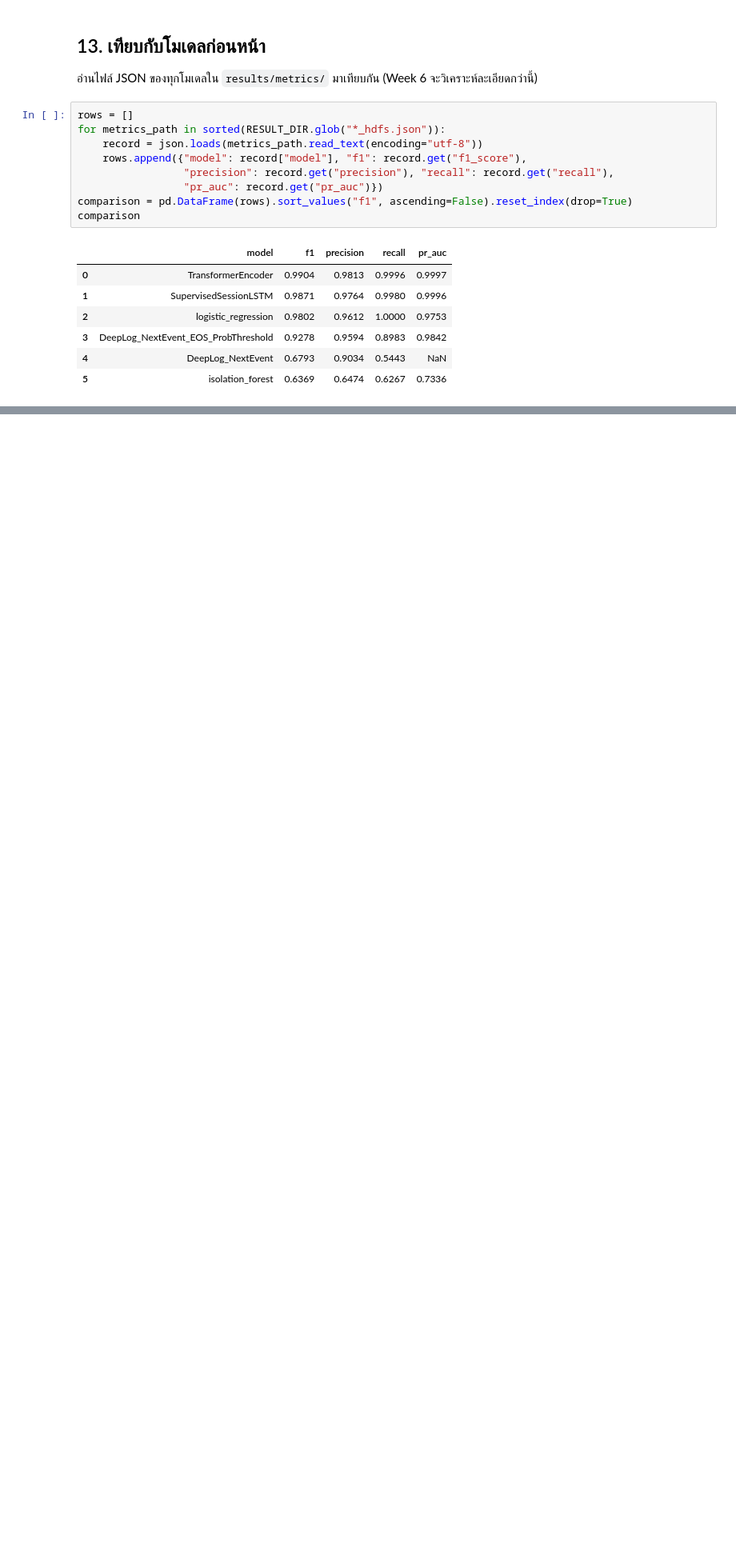
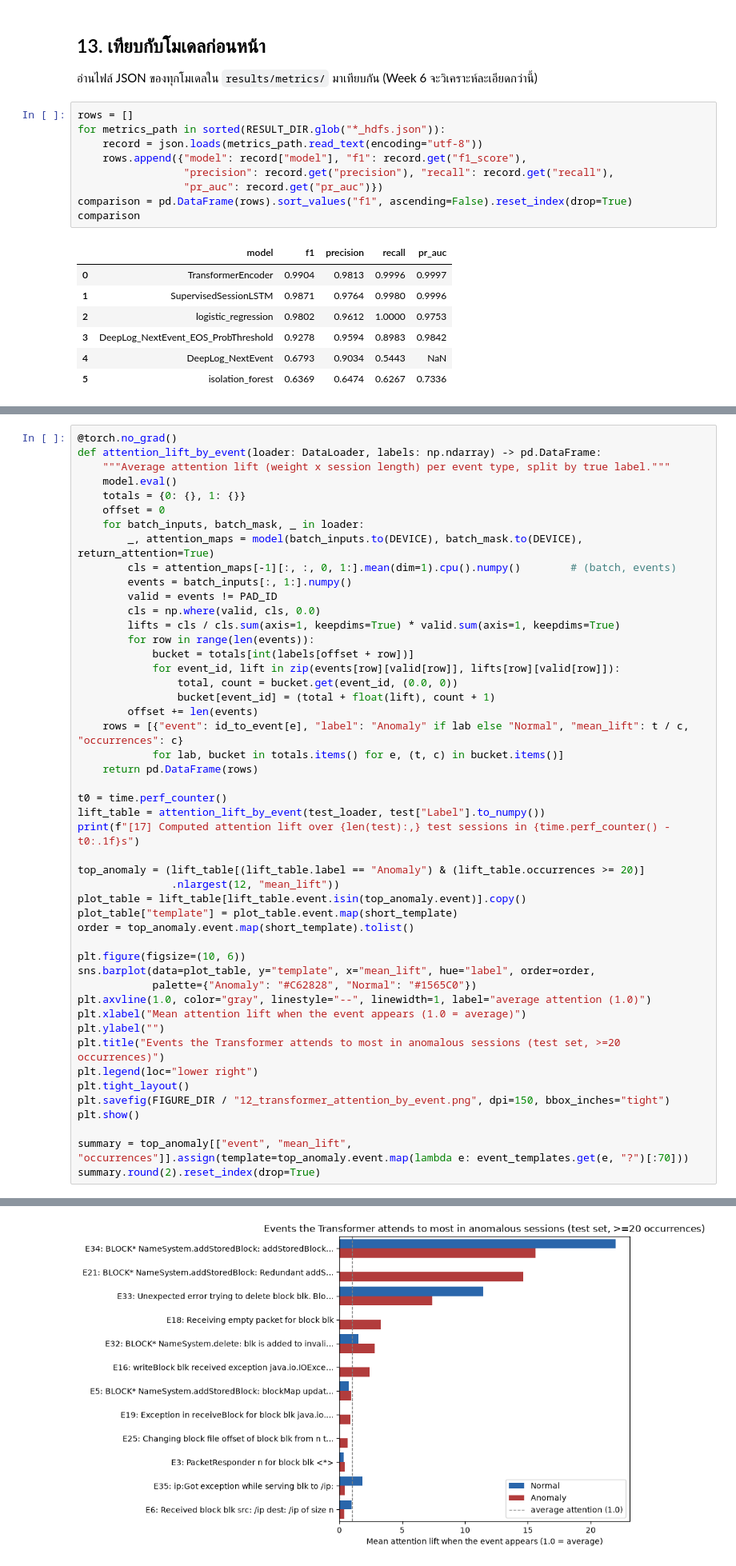
Before and after one commit to STARoM00N/LAD_CS461_427A, a Jupyter notebook: notebooks/05_transformer.ipynb, the cells around one changed output, grey strips where cells are left out. Shown at 80% size. Drawn from its saved outputs; the diff is of its cells as text; blank space fills up the shorter version.

```diff
--- a/notebooks/05_transformer.ipynb
+++ b/notebooks/05_transformer.ipynb
@@ -643,0 +803,49 @@ comparison
+# %%
+@torch.no_grad()
+def attention_lift_by_event(loader: DataLoader, labels: np.ndarray) -> pd.DataFrame:
+    """Average attention lift (weight x session length) per event type, split by true label."""
+    model.eval()
+    totals = {0: {}, 1: {}}
+    offset = 0
+    for batch_inputs, batch_mask, _ in loader:
+        _, attention_maps = model(batch_inputs.to(DEVICE), batch_mask.to(DEVICE), return_attention=True)
+        cls = attention_maps[-1][:, :, 0, 1:].mean(dim=1).cpu().numpy()        # (batch, events)
+        events = batch_inputs[:, 1:].numpy()
+        valid = events != PAD_ID
+        cls = np.where(valid, cls, 0.0)
+        lifts = cls / cls.sum(axis=1, keepdims=True) * valid.sum(axis=1, keepdims=True)
+        for row in range(len(events)):
+            bucket = totals[int(labels[offset + row])]
+            for event_id, lift in zip(events[row][valid[row]], lifts[row][valid[row]]):
+                total, count = bucket.get(event_id, (0.0, 0))
+                bucket[event_id] = (total + float(lift), count + 1)
+        offset += len(events)
+    rows = [{"event": id_to_event[e], "label": "Anomaly" if lab else "Normal", "mean_lift": t / c, "occurrences": c}
+            for lab, bucket in totals.items() for e, (t, c) in bucket.items()]
+    return pd.DataFrame(rows)
+
+t0 = time.perf_counter()
+lift_table = attention_lift_by_event(test_loader, test["Label"].to_numpy())
+print(f"[17] Computed attention lift over {len(test):,} test sessions in {time.perf_counter() - t0:.1f}s")
+
+top_anomaly = (lift_table[(lift_table.label == "Anomaly") & (lift_table.occurrences >= 20)]
+               .nlargest(12, "mean_lift"))
+plot_table = lift_table[lift_table.event.isin(top_anomaly.event)].copy()
+plot_table["template"] = plot_table.event.map(short_template)
+order = top_anomaly.event.map(short_template).tolist()
+
+plt.figure(figsize=(10, 6))
+sns.barplot(data=plot_table, y="template", x="mean_lift", hue="label", order=order,
+            palette={"Anomaly": "#C62828", "Normal": "#1565C0"})
+plt.axvline(1.0, color="gray", linestyle="--", linewidth=1, label="average attention (1.0)")
+plt.xlabel("Mean attention lift when the event appears (1.0 = average)")
+plt.ylabel("")
+plt.title("Events the Transformer attends to most in anomalous sessions (test set, >=20 occurrences)")
+plt.legend(loc="lower right")
+plt.tight_layout()
+plt.savefig(FIGURE_DIR / "12_transformer_attention_by_event.png", dpi=150, bbox_inches="tight")
+plt.show()
+
+summary = top_anomaly[["event", "mean_lift", "occurrences"]].assign(template=top_anomaly.event.map(lambda e: event_templates.get(e, "?")[:70]))
+summary.round(2).reset_index(drop=True)
+# %% [output]
@@ -643,0 +853 @@ comparison
+[figure, added]
```
Also changed, not shown: parts of 12 cells of this notebook, 5 other files.
